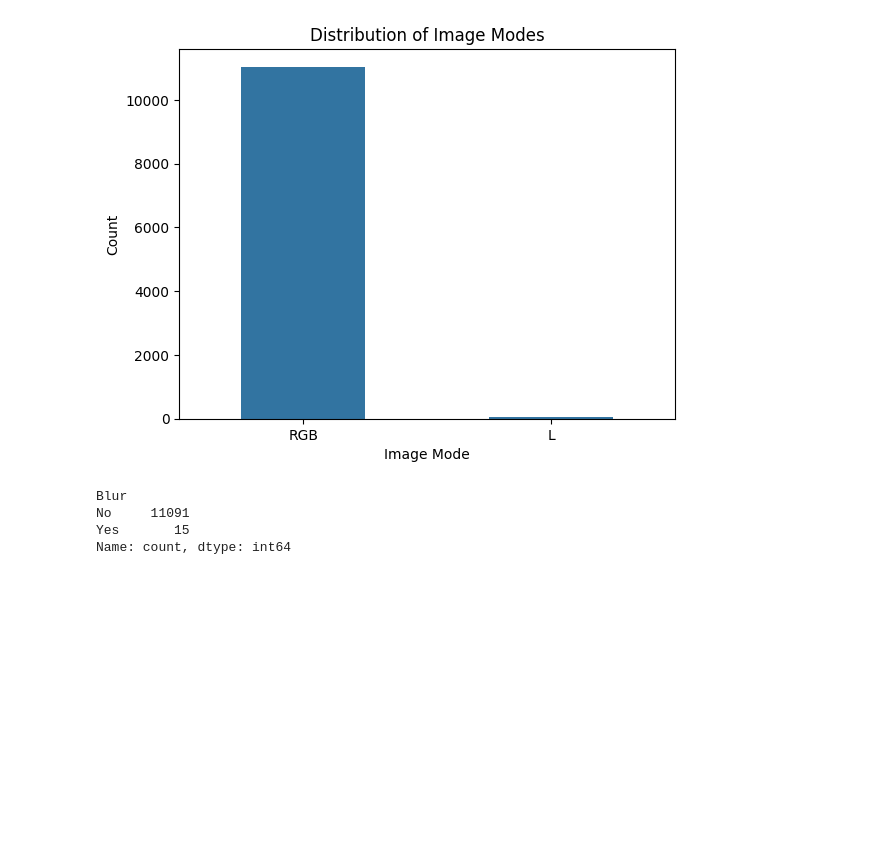
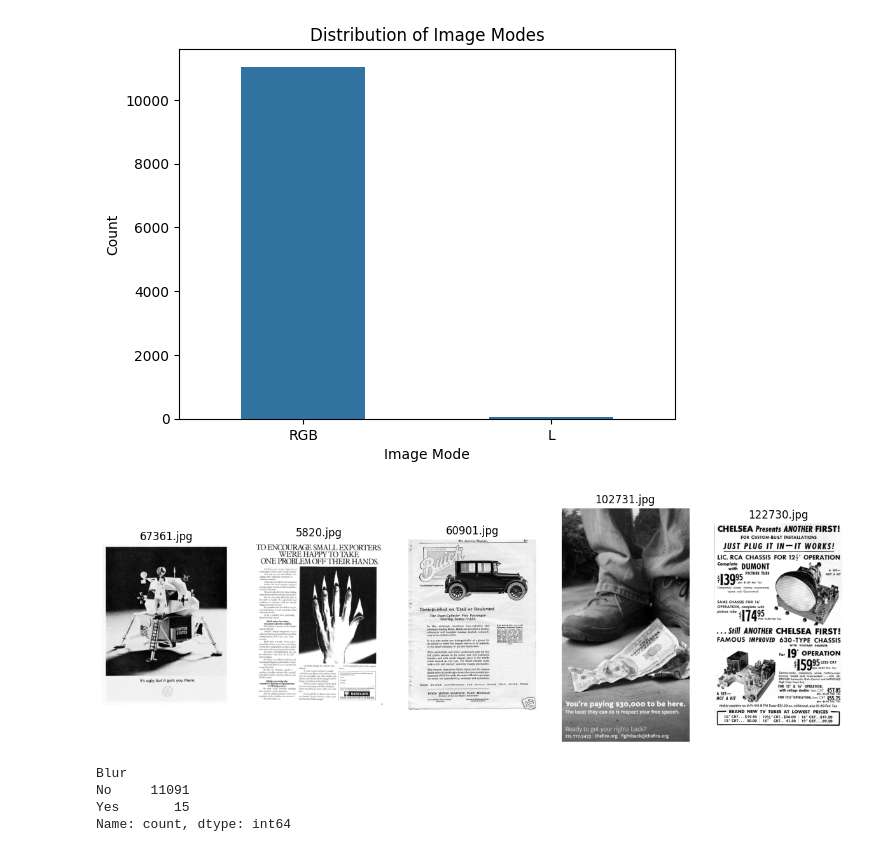
Before and after one commit to khalidA16/Text2ImageSearch, a Jupyter notebook: data_exploration.ipynb, the cells around one changed output. Cells and saved outputs as stored; diff of their text form; code cells hidden in the pictures; blank space fills up the shorter version.

```diff
--- a/data_exploration.ipynb
+++ b/data_exploration.ipynb
@@ -107,5 +129,17 @@ RGB    11039
 L         67
 Name: count, dtype: int64
 [figure]
+# %%
+# Sample grayscale images
+
+gray_images = [image_df['File_Name'][i] for i in range(len(image_df)) if image_df['Mode'][i]=='L']
+
+num_images_to_display = NUM_IMAGES
+if len(gray_images) < num_images_to_display:
+    num_images_to_display = len(gray_images)
+
+plot_random_images(gray_images,num_images_to_display)
+# %% [output]
+[figure, added]
 # %%
 # Blur Images
```
Also changed, not shown: parts of 16 cells of this notebook.
